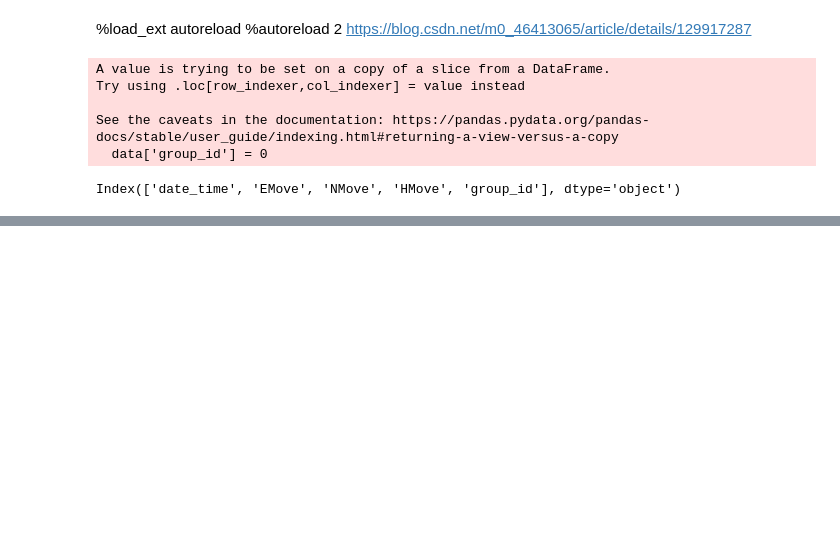
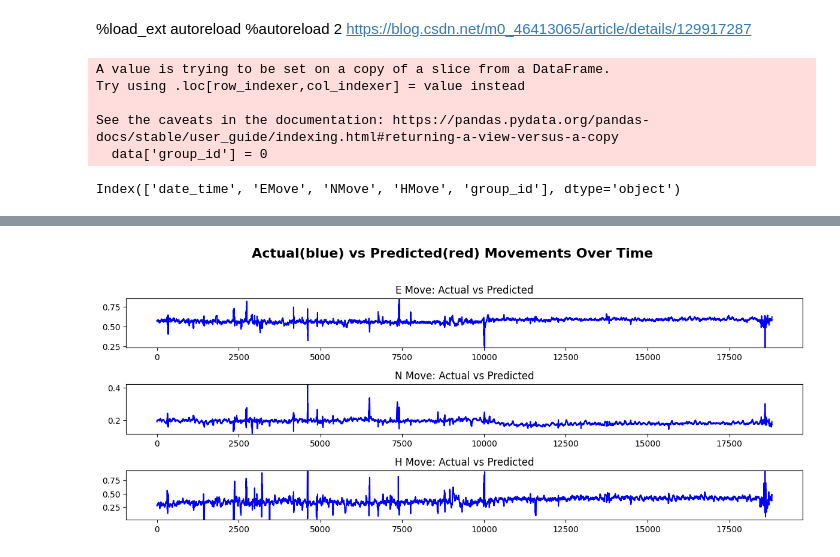
Before and after one commit to andrew76214/Slope-Detection-Taiwan, a Jupyter notebook: TemperalFusionTransformer.ipynb, the cells around one changed output, grey strips where cells are left out. Saved outputs shown, nothing was run; the diff lists cells and outputs as text; code cells hidden in the pictures; blank space fills up the shorter version.

```diff
--- a/TemperalFusionTransformer.ipynb
+++ b/TemperalFusionTransformer.ipynb
@@ -92,3 +138,39 @@ Name: count, dtype: int64
+# %%
+import matplotlib.pyplot as plt
+
+
+# Plot predictions vs actual values for each movement component
+plt.figure(figsize=(12, 6))
+
+plt.suptitle("Actual(blue) vs Predicted(red) Movements Over Time", fontsize=16, fontweight='bold', y=1.02)
+n=max_prediction_length
+# For EMove (target 0)
+actuals_E = actuals[0,:,::n].cpu().numpy()
+plt.subplot(4, 1, 1)
+plt.plot(actuals_E, label="Actual EMove", color='blue')
+plt.title("E Move: Actual vs Predicted")
+plt.ylim([np.min(actuals_E), np.max(actuals_E)])  # Set same y-axis range
+
+# For NMove (target 1)
+actuals_N = actuals[1,:,::n].cpu().numpy()
+plt.subplot(4, 1, 2)
+plt.plot(actuals_N, label="Actual NMove", color='blue')
+plt.title("N Move: Actual vs Predicted")
+plt.ylim([np.min(actuals_N), np.max(actuals_N)])  # Set same y-axis range
+
+
+# For HMove (target 2)
+actuals_H = actuals[2,:,::n].cpu().numpy()
+plt.subplot(4, 1, 3)
+plt.plot(actuals_H, label="Actual HMove", color='blue')
+plt.title("H Move: Actual vs Predicted")
+plt.ylim([np.min(actuals_H), np.max(actuals_H)])  # Set same y-axis range
+
+
+plt.tight_layout()
+plt.show()
+# %% [output]
+[figure, added]
 # %%
 #有問題，所以先跳過
 # from pytorch_forecasting import Baseline
```
Also changed, not shown: parts of 13 cells of this notebook.
